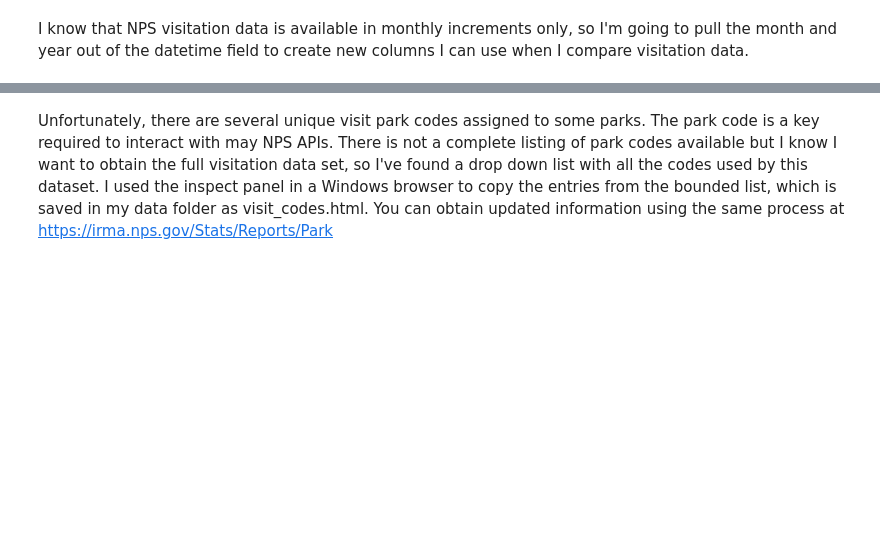
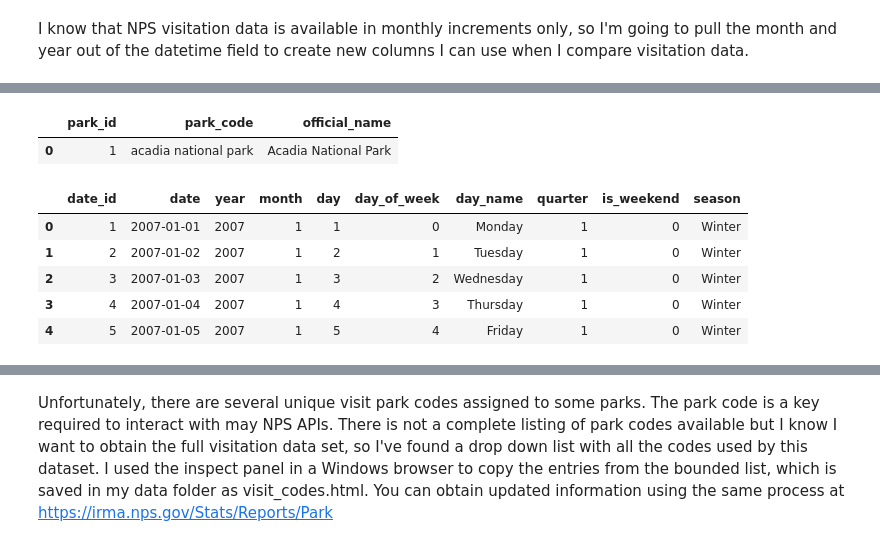
Before and after one commit to jeccalong/NPS_Mortality_Analysis, a Jupyter notebook: Notebooks/aquisitionAndCleaning.ipynb, the cells around one changed output, grey strips where cells are left out. Cells and saved outputs as stored; diff of their text form; code cells hidden in the pictures; blank space fills up the shorter version.

```diff
--- a/Notebooks/aquisitionAndCleaning.ipynb
+++ b/Notebooks/aquisitionAndCleaning.ipynb
@@ -439,0 +482,56 @@ df.head(1)
+# %%
+unique_parks = df['mortality_name'].dropna().unique()
+park_names = df.groupby('mortality_name')['original_name'].first()
+
+df_parks = pd.DataFrame({
+    'park_id': range(1, len(unique_parks) + 1),
+    'park_code': sorted(unique_parks),
+    'official_name': [park_names[name] for name in sorted(unique_parks)]
+})
+
+df_parks.head(1)
+# %% [output]
+|  | park_id | park_code | official_name |
+| 0 | 1 | acadia national park | Acadia National Park |
+# %%
+# Get date range
+start_date = pd.to_datetime(df['incident_date']).min()
+end_date = pd.to_datetime(df['incident_date']).max()
+
+# Create date range
+date_range = pd.date_range(start=start_date, end=end_date, freq='D')
+
+# Create date dimension dataframe
+df_dates = pd.DataFrame({
+    'date_id': range(1, len(date_range) + 1),
+    'date': date_range,
+    'year': date_range.year,
+    'month': date_range.month,
+    'day': date_range.day,
+    'day_of_week': date_range.dayofweek,  # 0=Monday, 6=Sunday
+    'day_name': date_range.day_name(),
+    'quarter': date_range.quarter,
+    'is_weekend': date_range.dayofweek.isin([5, 6]).astype(int),
+})
+
+# Add season
+def get_season(month):
+    if month in [12, 1, 2]:
+        return 'Winter'
+    elif month in [3, 4, 5]:
+        return 'Spring'
+    elif month in [6, 7, 8]:
+        return 'Summer'
+    else:
+        return 'Fall'
+
+df_dates['season'] = df_dates['month'].apply(get_season)
+
+df_dates.head()
+# %% [output]
+|  | date_id | date | year | month | day | day_of_week | day_name | quarter | is_weekend | season |
+| 0 | 1 | 2007-01-01 | 2007 | 1 | 1 | 0 | Monday | 1 | 0 | Winter |
+| 1 | 2 | 2007-01-02 | 2007 | 1 | 2 | 1 | Tuesday | 1 | 0 | Winter |
+| 2 | 3 | 2007-01-03 | 2007 | 1 | 3 | 2 | Wednesday | 1 | 0 | Winter |
+| 3 | 4 | 2007-01-04 | 2007 | 1 | 4 | 3 | Thursday | 1 | 0 | Winter |
+| 4 | 5 | 2007-01-05 | 2007 | 1 | 5 | 4 | Friday | 1 | 0 | Winter |
```
Also changed, not shown: parts of 27 cells of this notebook.
